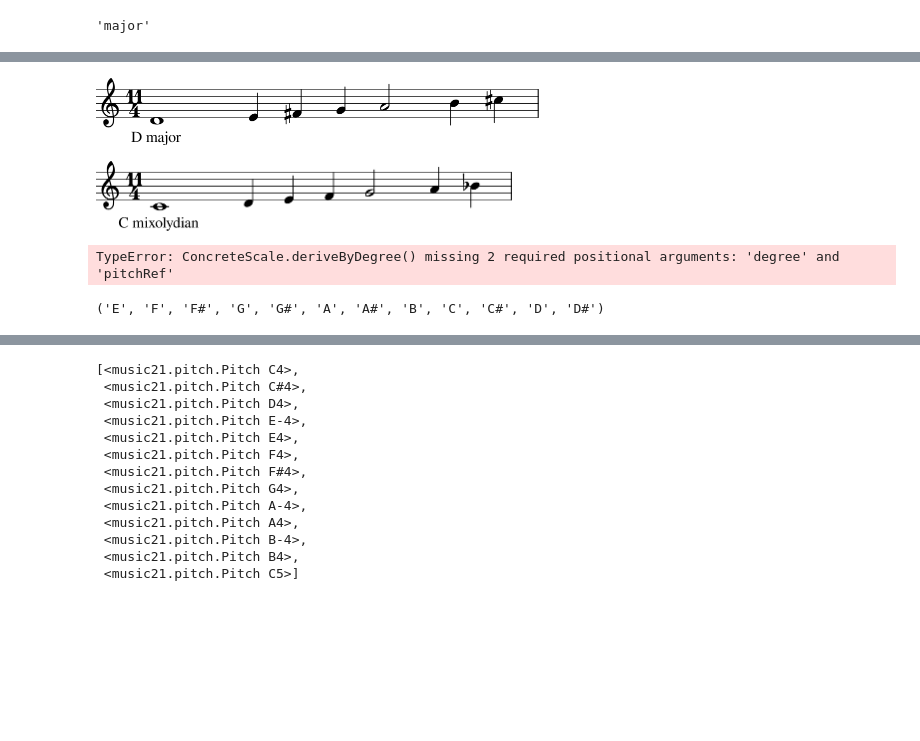
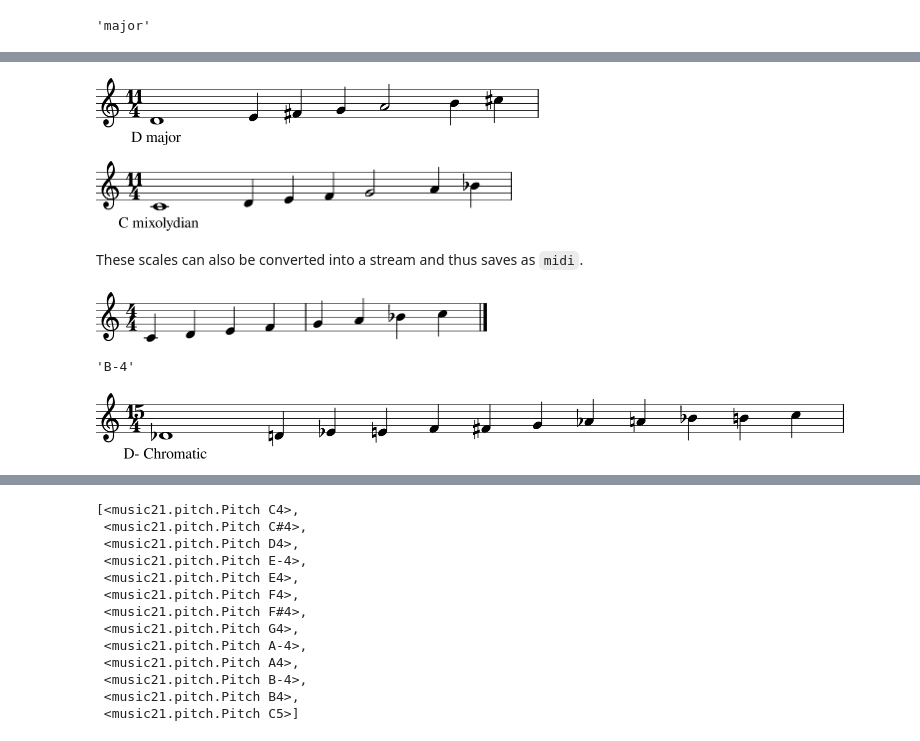
Before and after one commit to fccoelho/musicir, a Jupyter notebook: examples/Harmonies.ipynb, the cells around one changed output, grey strips where cells are left out. Cells and saved outputs as stored; diff of their text form; code cells hidden in the pictures; blank space fills up the shorter version.

```diff
--- a/examples/Harmonies.ipynb
+++ b/examples/Harmonies.ipynb
@@ -51,18 +71,25 @@ C.mode
+# %%
+D = m21.scale.MajorScale('d')
+D.show()
+# %% [output]
+[figure, added]
+# %%
+cml = m21.scale.MixolydianScale('c')
+cml.show()
+# %% [output]
+[figure, added]
+# %% [markdown]
+These scales can also be converted into a stream and thus saves as `midi`.
+# %%
+scale_as_stream(cml).show()
+# %% [output]
+[figure, added]
+# %%
+rn = cml.romanNumeral(7)
+str(rn.root())
+# %% [output]
+'B-4'
 # %%
-m21.roman.scale.MajorScale('d').show()
+m21.scale.ChromaticScale('d-').show()
 # %% [output]
-[figure, old version]
+[figure, new version]
-# %%
-cl = m21.roman.scale.MixolydianScale('c')
-cl.show()
-# %% [output]
-[figure, removed]
-# %%
-cl.
-# %% [output]
-TypeError: ConcreteScale.deriveByDegree() missing 2 required positional arguments: 'degree' and 'pitchRef'
-# %%
-i = notes.index('E')
-notes[i:] + notes[:i]
-# %% [output]
-('E', 'F', 'F#', 'G', 'G#', 'A', 'A#', 'B', 'C', 'C#', 'D', 'D#')
```
Also changed, not shown: parts of 11 cells of this notebook, 3 other files.
